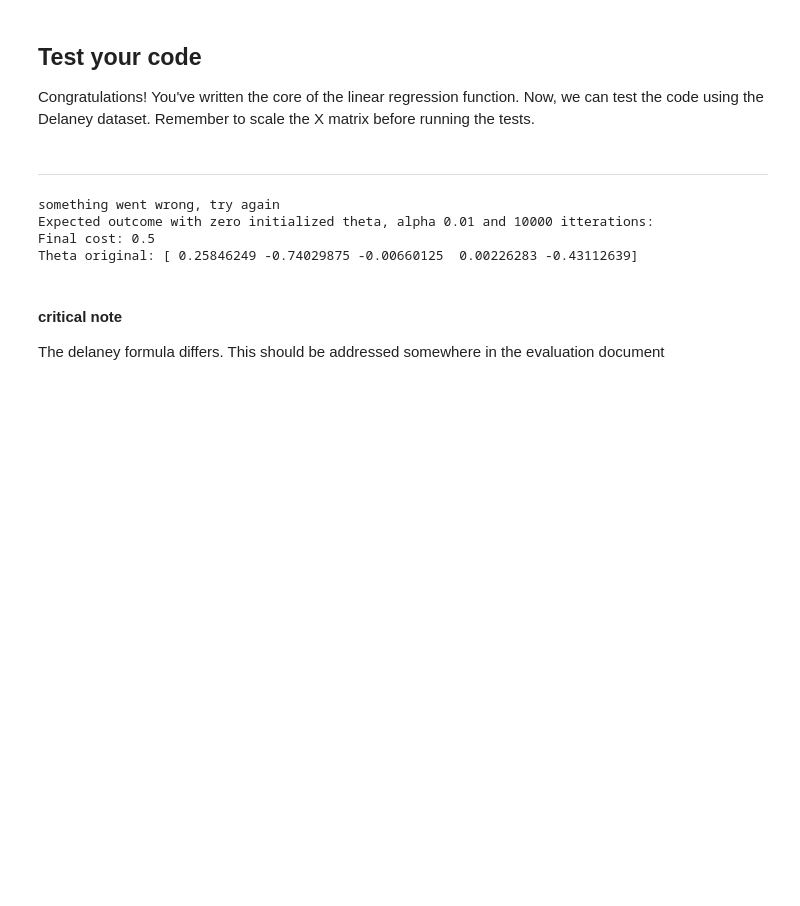
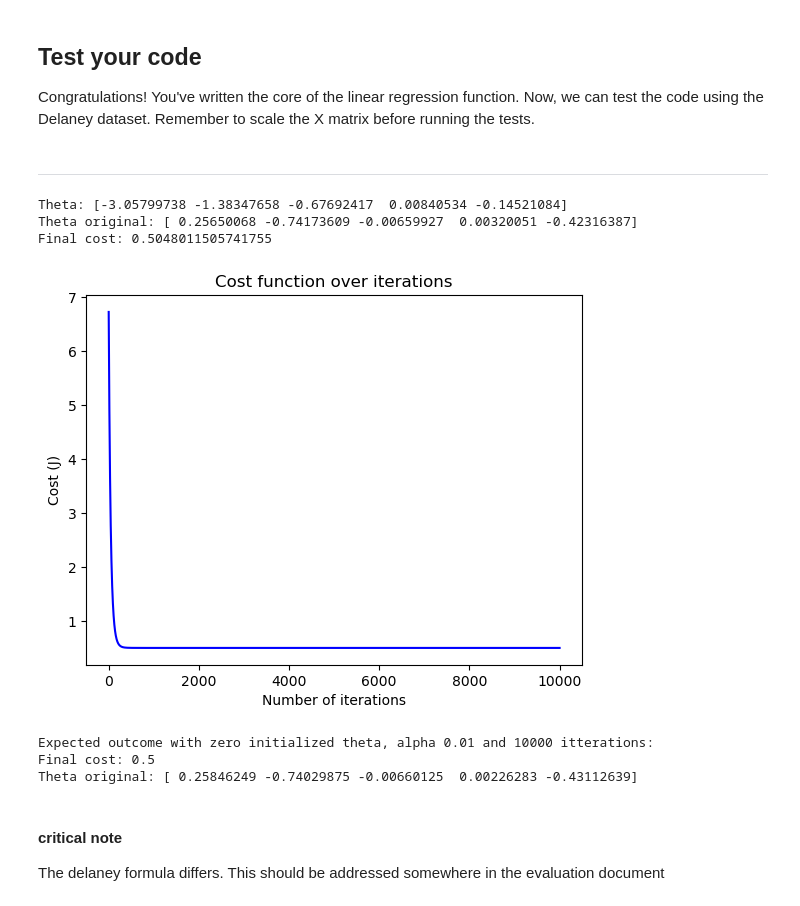
Before and after one commit to jgray1996/machinelearning, a Jupyter notebook: assignment 1/Assignment_Regression.ipynb, the cells around one changed output. Cells and saved outputs as stored; diff of their text form; code cells hidden in the pictures; blank space fills up the shorter version.

```diff
--- a/assignment 1/Assignment_Regression.ipynb
+++ b/assignment 1/Assignment_Regression.ipynb
@@ -167,13 +167,13 @@ See also Linear regression: https://video.hanze.nl/media/linear+regression/0_63d
 
 def data_preparation(data):
     ### begin solution ###
-    X = data.iloc[:,:-1]
-    y = data.logS
-    X.insert(0, "ones", np.ones(X.shape[0]))
-    theta = np.zeros(X.shape[1])
+    X = data.iloc[:, :-1]
+    r, c = data.shape
+    y = np.array(data.iloc[:, -1])
+    X = np.c_[np.ones(r), X]
+    theta = np.array([0]*c)
+    ### end solution ####
     return X, y, theta
-
-    ### end solution ####
 # %%
 #execute this cell to validate the outcome
 try:
@@ -296,13 +290,15 @@ start_time = time.time_ns()
 # REPLACE THE PSEUDO CODE WITH YOUR CODE
 
 # 1.Determine the number of data points
-# 2.Determine the prediction
+# 2.Determine the pdf_logSrediction
 # 3.Calculate the difference between this prediction and the actual value
 # 4.square this difference
 # 5.Add all these squares together and divide by twice the number of data points
 
 ### begin solution ####
-J_val_vec = np.sum((X @ np.array(theta) - np.array(y)) ** 2) / (2 * X.shape[0])
+h = X @ theta.T
+square_errors = (h - y) ** 2
+J_val_vec = np.mean(square_errors)/2
 ### end solution ######
 
 end_time = time.time_ns()
@@ -390,15 +403,17 @@ def gradient_descent(X, y, theta, alpha, num_iters):
     """
 
     # initialize list of costs
-    cost_history = np.zeros(num_iters)
+    cost_history = []
     #YOUR CODE HERE
-
     ### begin solution ####
-
-
-
+    m,n = X.shape
+    for _ in range(num_iters):
+        h = X @ theta.T
+        loss = h - y
+        grad = (X.T @ loss) / m
+        theta = theta - grad.T * alpha
+        cost_history.append(compute_cost(X, y, theta))
     ### end solution ######
-
     return theta, cost_history
 # %% [markdown]
 ---
@@ -459,39 +475,45 @@ Congratulations! You've written the core of the linear regression function. Now,
 # %%
 # YOUR CODE HERE TO CREATE scaled_X, y and theta
 scaler = StandardScaler()
 
 # define X, y, theta, and scale X
 ### begin solution ###
+X, y, theta = data_preparation(df_logS)
+scaler.fit(X[:,1:])
+X_scaled = scaler.transform(X[:,1:])
+X_scaled = np.c_[np.ones(len(y)), X_scaled]
+### end solution ####
 
-### end solution ####
 
 # Set hyperparameters
 alpha = 0.01  # Learning rate
 num_iters = 10000  # Number of iterations
-
 
 try:
     # Run gradient descent
     theta, J_history = gradient_descent(X_scaled, y, theta, alpha, num_iters)
 
     # Final parameters
     print("Theta:", theta)
     print(f"Theta original: {reverse_theta(theta, scaler)} ")
 
     # Final cost
     print("Final cost:", J_history[-1])
     draw_costs(J_history)
 except:
     print('something went wrong, try again')
 finally:
     print('Expected outcome with zero initialized theta, alpha 0.01 and 10000 itterations:')
     print('Final cost: 0.5')
     print('Theta original: [ 0.25846249 -0.74029875 -0.00660125  0.00226283 -0.43112639]')
 # %% [output]
-something went wrong, try again
-Expected outcome with zero initialized theta, alpha 0.01 and 10000 itterations:
-Final cost: 0.5
-Theta original: [ 0.25846249 -0.74029875 -0.00660125  0.00226283 -0.43112639]
+Theta: [-3.05799738 -1.38347658 -0.67692417  0.00840534 -0.14521084]
+Theta original: [ 0.25650068 -0.74173609 -0.00659927  0.00320051 -0.42316387]
+Final cost: 0.5048011505741755
+[figure, added]
+Expected outcome with zero initialized theta, alpha 0.01 and 10000 itterations:
+Final cost: 0.5
+Theta original: [ 0.25846249 -0.74029875 -0.00660125  0.00226283 -0.43112639]
 # %% [markdown]
 #### critical note
 
```
Also changed, not shown: parts of 13 cells of this notebook.
